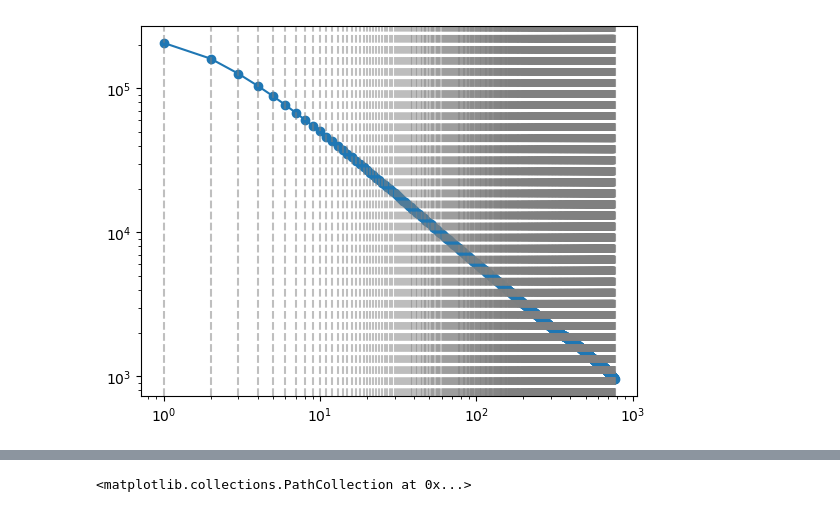
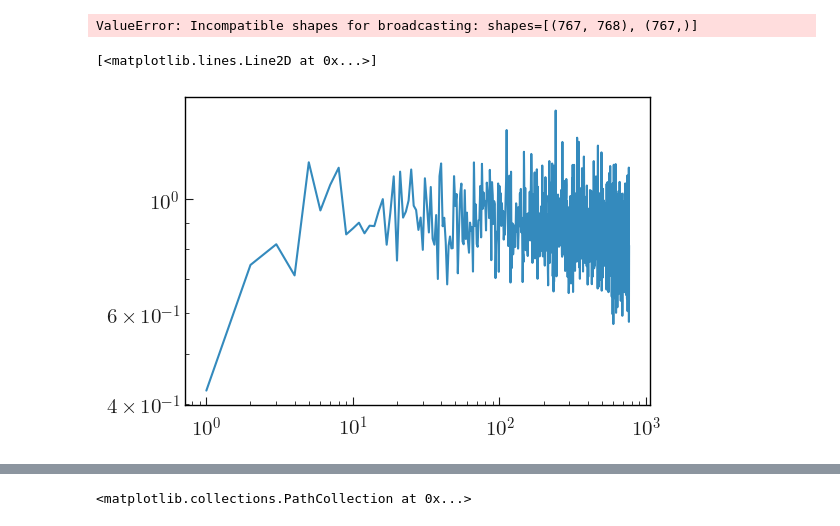
Before and after one commit to elyas-farah/CPCLCovariance, a Jupyter notebook: jax_covariance.ipynb, the cells around one changed output, grey strips where cells are left out. Drawn from its saved outputs; the diff is of its cells as text; code cells hidden in the pictures.

```diff
--- a/jax_covariance.ipynb
+++ b/jax_covariance.ipynb
@@ -214,11 +177,17 @@ plt.legend()
-# %%
-plt.scatter(ells, jnp.diag(field_variance_binned_cov))
-
-plt.loglog(np.arange(1,edges[-1]), jnp.diag(term1))
-for i in edges:
-    plt.axvline(x=i, color='gray', linestyle='--', alpha=0.5)
-# %% [output]
-[figure, removed]
+# %%
+for i in range(len(n_sources)):
+    ls, cls, sigma, Nf, _ = data[i]
+
+    plt.hist(variance_list[i][1:]/ sigma, bins = 50, label = n_sources[i], alpha = 0.3)
+
+plt.legend()
+# %% [output]
+ValueError: Incompatible shapes for broadcasting: shapes=[(767, 768), (767,)]
+# %%
+plt.loglog(ls, jnp.diag(term1)[1:]/sigma)
+# %% [output]
+[<matplotlib.lines.Line2D at 0x...>]
+[figure, added]
 # %%
 plt.loglog(jnp.arange(1, edges[-1]), jnp.sqrt(jnp.diag(term1)), label = 'unbinned')
 plt.loglog(ells, Binning @ jnp.sqrt(jnp.diag(term1))* (Binning @ jnp.sqrt(jnp.diag(term1))))
```
Also changed, not shown: parts of 22 cells of this notebook, 11 other files.
